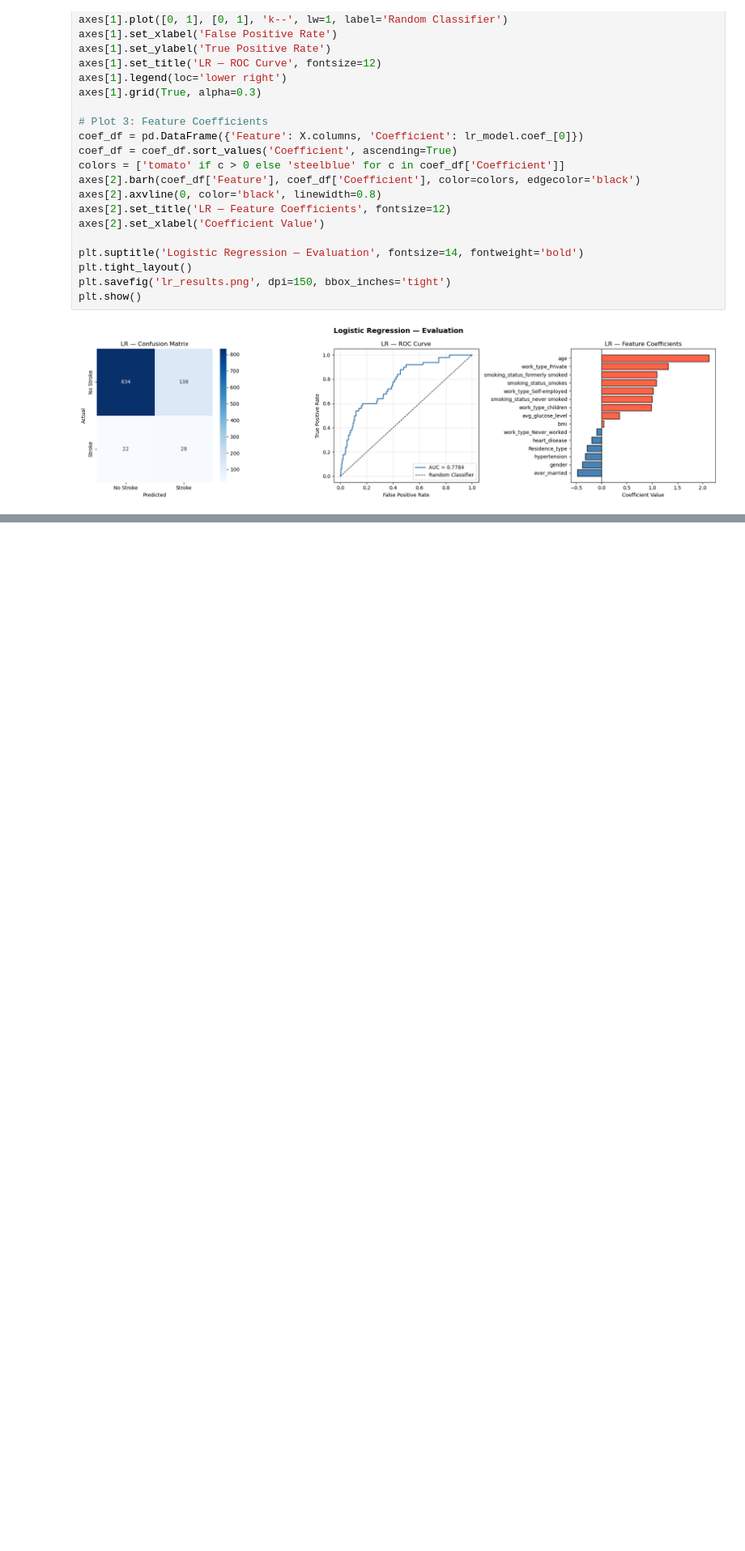
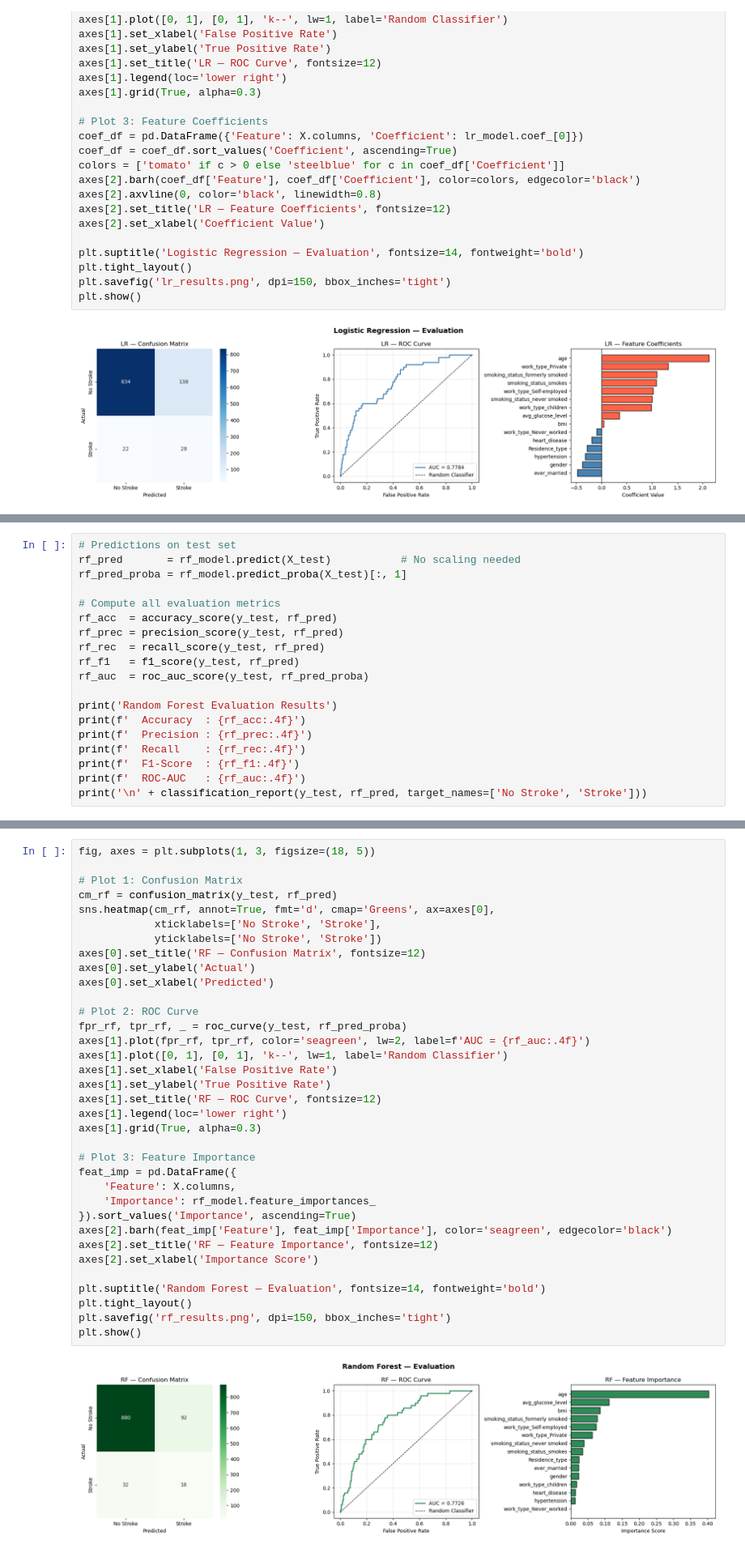
Before and after one commit to Ayesh1998/MSc_Y1S1_ML_Assignment, a Jupyter notebook: stroke_prediction_ML_assignment.ipynb, the cells around one changed output, grey strips where cells are left out. Shown at 81% size. Cells and saved outputs as stored; diff of their text form; blank space fills up the shorter version.

Commit message:
feat: implement random forest classifier with feature importance analysis and add algorithm comparison , metrics table and charts

```diff
--- a/stroke_prediction_ML_assignment.ipynb
+++ b/stroke_prediction_ML_assignment.ipynb
@@ -313,0 +334,19 @@ plt.show()
+# %%
+# Predictions on test set
+rf_pred       = rf_model.predict(X_test)           # No scaling needed
+rf_pred_proba = rf_model.predict_proba(X_test)[:, 1]
+
+# Compute all evaluation metrics
+rf_acc  = accuracy_score(y_test, rf_pred)
+rf_prec = precision_score(y_test, rf_pred)
+rf_rec  = recall_score(y_test, rf_pred)
+rf_f1   = f1_score(y_test, rf_pred)
+rf_auc  = roc_auc_score(y_test, rf_pred_proba)
+
+print('Random Forest Evaluation Results')
+print(f'  Accuracy  : {rf_acc:.4f}')
+print(f'  Precision : {rf_prec:.4f}')
+print(f'  Recall    : {rf_rec:.4f}')
+print(f'  F1-Score  : {rf_f1:.4f}')
+print(f'  ROC-AUC   : {rf_auc:.4f}')
+print('\n' + classification_report(y_test, rf_pred, target_names=['No Stroke', 'Stroke']))
@@ -313,0 +369,37 @@ plt.show()
+# %%
+fig, axes = plt.subplots(1, 3, figsize=(18, 5))
+
+# Plot 1: Confusion Matrix
+cm_rf = confusion_matrix(y_test, rf_pred)
+sns.heatmap(cm_rf, annot=True, fmt='d', cmap='Greens', ax=axes[0],
+            xticklabels=['No Stroke', 'Stroke'],
+            yticklabels=['No Stroke', 'Stroke'])
+axes[0].set_title('RF — Confusion Matrix', fontsize=12)
+axes[0].set_ylabel('Actual')
+axes[0].set_xlabel('Predicted')
+
+# Plot 2: ROC Curve
+fpr_rf, tpr_rf, _ = roc_curve(y_test, rf_pred_proba)
+axes[1].plot(fpr_rf, tpr_rf, color='seagreen', lw=2, label=f'AUC = {rf_auc:.4f}')
+axes[1].plot([0, 1], [0, 1], 'k--', lw=1, label='Random Classifier')
+axes[1].set_xlabel('False Positive Rate')
+axes[1].set_ylabel('True Positive Rate')
+axes[1].set_title('RF — ROC Curve', fontsize=12)
+axes[1].legend(loc='lower right')
+axes[1].grid(True, alpha=0.3)
+
+# Plot 3: Feature Importance
+feat_imp = pd.DataFrame({
+    'Feature': X.columns,
+    'Importance': rf_model.feature_importances_
+}).sort_values('Importance', ascending=True)
+axes[2].barh(feat_imp['Feature'], feat_imp['Importance'], color='seagreen', edgecolor='black')
+axes[2].set_title('RF — Feature Importance', fontsize=12)
+axes[2].set_xlabel('Importance Score')
+
+plt.suptitle('Random Forest — Evaluation', fontsize=14, fontweight='bold')
+plt.tight_layout()
+plt.savefig('rf_results.png', dpi=150, bbox_inches='tight')
+plt.show()
+# %% [output]
+[figure, added]
```
Also changed, not shown: parts of 10 cells of this notebook.
